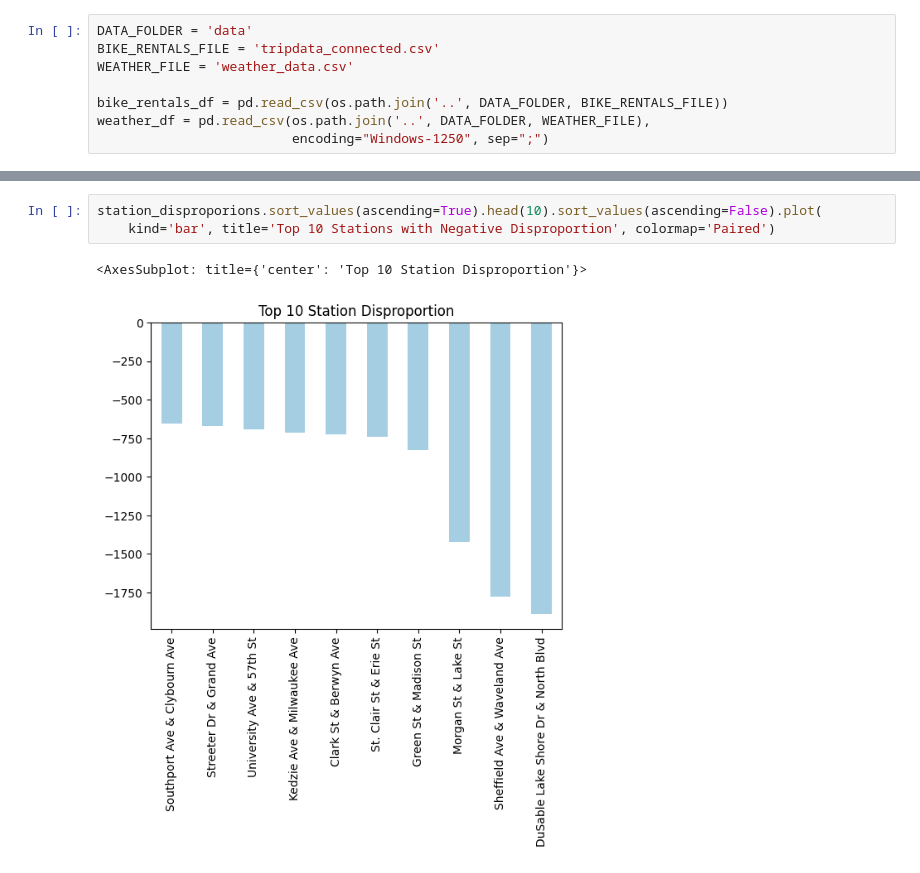
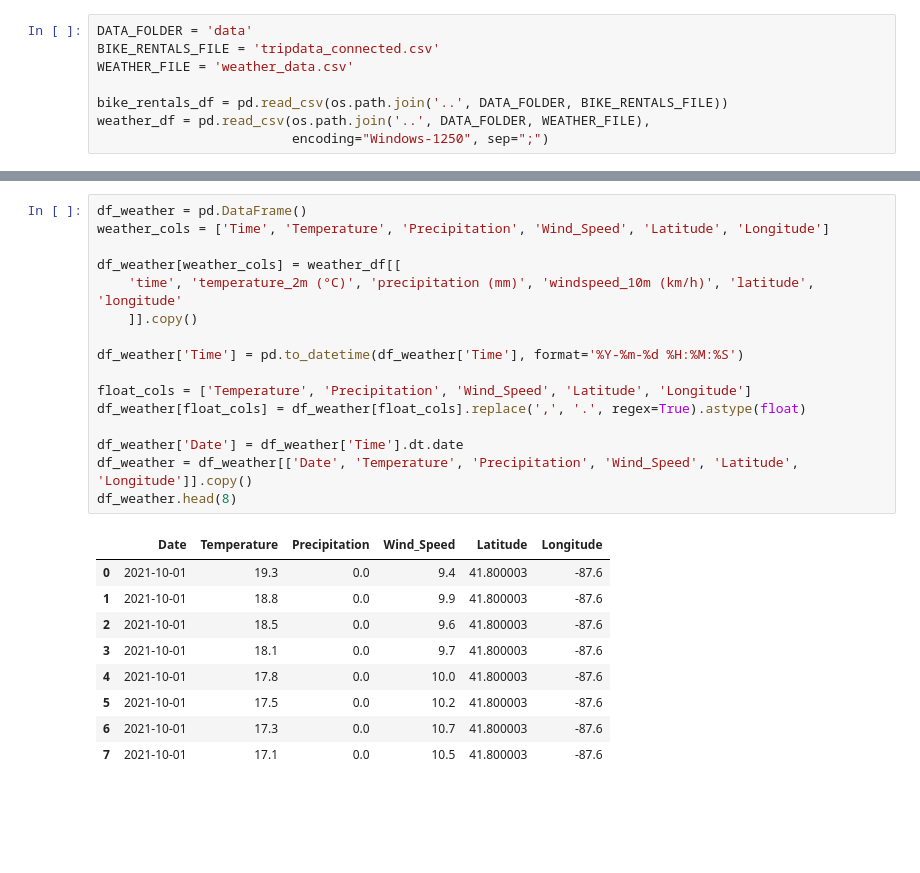
Before and after one commit to DamianZawolski/BIProject, a Jupyter notebook: notebooks/etl.ipynb, the cells around one changed output, grey strips where cells are left out. Cells and saved outputs as stored; diff of their text form; blank space fills up the shorter version.

```diff
--- a/notebooks/etl.ipynb
+++ b/notebooks/etl.ipynb
@@ -113,6 +86,26 @@ station_disproporions.sort_values(ascending=False).head(10).plot(
-# %%
-station_disproporions.sort_values(ascending=True).head(10).sort_values(ascending=False).plot(
-    kind='bar', title='Top 10 Stations with Negative Disproportion', colormap='Paired')
-# %% [output]
-<AxesSubplot: title={'center': 'Top 10 Station Disproportion'}>
-[figure, removed]
+# %%
+df_weather = pd.DataFrame()
+weather_cols = ['Time', 'Temperature', 'Precipitation', 'Wind_Speed', 'Latitude', 'Longitude']
+
+df_weather[weather_cols] = weather_df[[
+    'time', 'temperature_2m (°C)', 'precipitation (mm)', 'windspeed_10m (km/h)', 'latitude', 'longitude'
+    ]].copy()
+
+df_weather['Time'] = pd.to_datetime(df_weather['Time'], format='%Y-%m-%d %H:%M:%S')
+
+float_cols = ['Temperature', 'Precipitation', 'Wind_Speed', 'Latitude', 'Longitude']
+df_weather[float_cols] = df_weather[float_cols].replace(',', '.', regex=True).astype(float)
+
+df_weather['Date'] = df_weather['Time'].dt.date
+df_weather = df_weather[['Date', 'Temperature', 'Precipitation', 'Wind_Speed', 'Latitude', 'Longitude']].copy()
+df_weather.head(8)
+# %% [output]
+|  | Date | Temperature | Precipitation | Wind_Speed | Latitude | Longitude |
+| 0 | 2021-10-01 | 19.3 | 0.0 | 9.4 | 41.800003 | -87.6 |
+| 1 | 2021-10-01 | 18.8 | 0.0 | 9.9 | 41.800003 | -87.6 |
+| 2 | 2021-10-01 | 18.5 | 0.0 | 9.6 | 41.800003 | -87.6 |
+| 3 | 2021-10-01 | 18.1 | 0.0 | 9.7 | 41.800003 | -87.6 |
+| 4 | 2021-10-01 | 17.8 | 0.0 | 10.0 | 41.800003 | -87.6 |
+| 5 | 2021-10-01 | 17.5 | 0.0 | 10.2 | 41.800003 | -87.6 |
+| 6 | 2021-10-01 | 17.3 | 0.0 | 10.7 | 41.800003 | -87.6 |
+| 7 | 2021-10-01 | 17.1 | 0.0 | 10.5 | 41.800003 | -87.6 |
```
Also changed, not shown: parts of 26 cells of this notebook, 1 other file.
